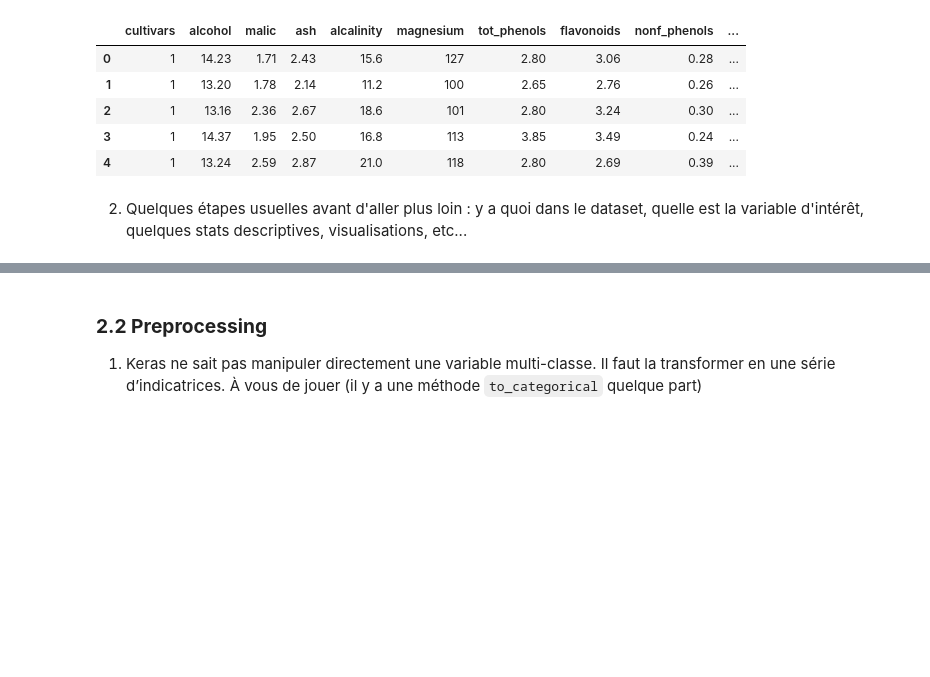
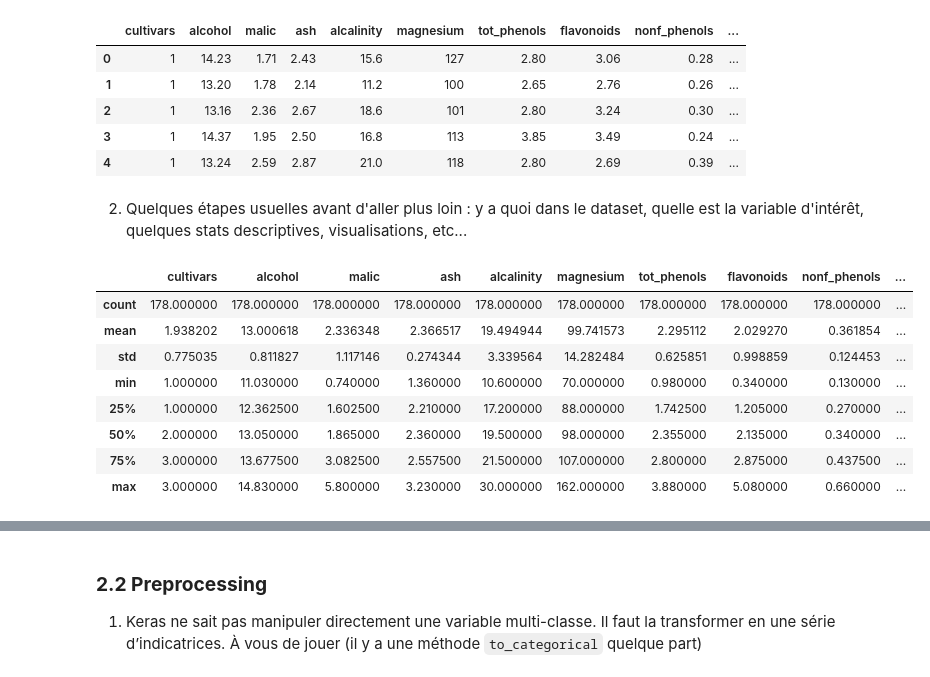
Before and after one commit to louiskuhn/IA-P2-Euskadi, a Jupyter notebook: Ressources/Deep Learning/Artificial Neural Network/perceptron.ipynb, the cells around one changed output, grey strips where cells are left out. Saved outputs shown, nothing was run; the diff lists cells and outputs as text; code cells hidden in the pictures; blank space fills up the shorter version.

```diff
--- a/Ressources/Deep Learning/Artificial Neural Network/perceptron.ipynb
+++ b/Ressources/Deep Learning/Artificial Neural Network/perceptron.ipynb
@@ -379,3 +379,15 @@ wine.head()
 | 4 | 1 | 13.24 | 2.59 | 2.87 | 21.0 | 118 | 2.80 | 2.69 | 0.39 | ... |
 # %% [markdown]
 2. Quelques étapes usuelles avant d'aller plus loin : y a quoi dans le dataset, quelle est la variable d'intérêt, quelques stats descriptives, visualisations, etc...
+# %%
+wine.describe()
+# %% [output]
+|  | cultivars | alcohol | malic | ash | alcalinity | magnesium | tot_phenols | flavonoids | nonf_phenols | ... |
+| count | 178.000000 | 178.000000 | 178.000000 | 178.000000 | 178.000000 | 178.000000 | 178.000000 | 178.000000 | 178.000000 | ... |
+| mean | 1.938202 | 13.000618 | 2.336348 | 2.366517 | 19.494944 | 99.741573 | 2.295112 | 2.029270 | 0.361854 | ... |
+| std | 0.775035 | 0.811827 | 1.117146 | 0.274344 | 3.339564 | 14.282484 | 0.625851 | 0.998859 | 0.124453 | ... |
+| min | 1.000000 | 11.030000 | 0.740000 | 1.360000 | 10.600000 | 70.000000 | 0.980000 | 0.340000 | 0.130000 | ... |
+| 25% | 1.000000 | 12.362500 | 1.602500 | 2.210000 | 17.200000 | 88.000000 | 1.742500 | 1.205000 | 0.270000 | ... |
+| 50% | 2.000000 | 13.050000 | 1.865000 | 2.360000 | 19.500000 | 98.000000 | 2.355000 | 2.135000 | 0.340000 | ... |
+| 75% | 3.000000 | 13.677500 | 3.082500 | 2.557500 | 21.500000 | 107.000000 | 2.800000 | 2.875000 | 0.437500 | ... |
+| max | 3.000000 | 14.830000 | 5.800000 | 3.230000 | 30.000000 | 162.000000 | 3.880000 | 5.080000 | 0.660000 | ... |
```
Also changed, not shown: parts of 35 cells of this notebook, 1 other file.
